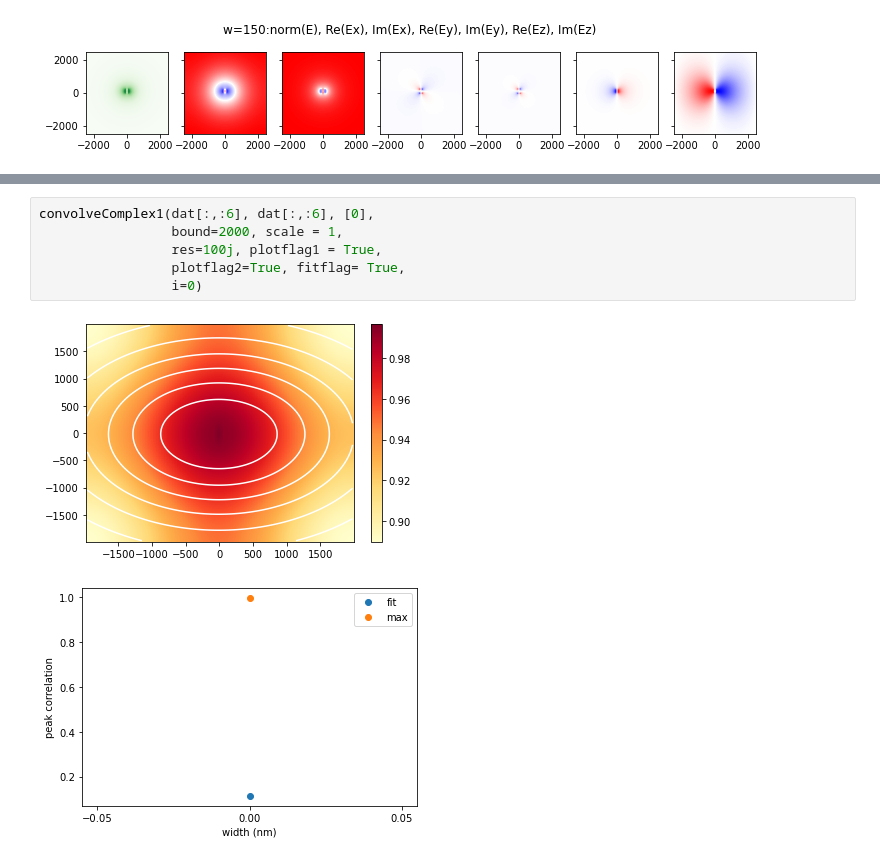
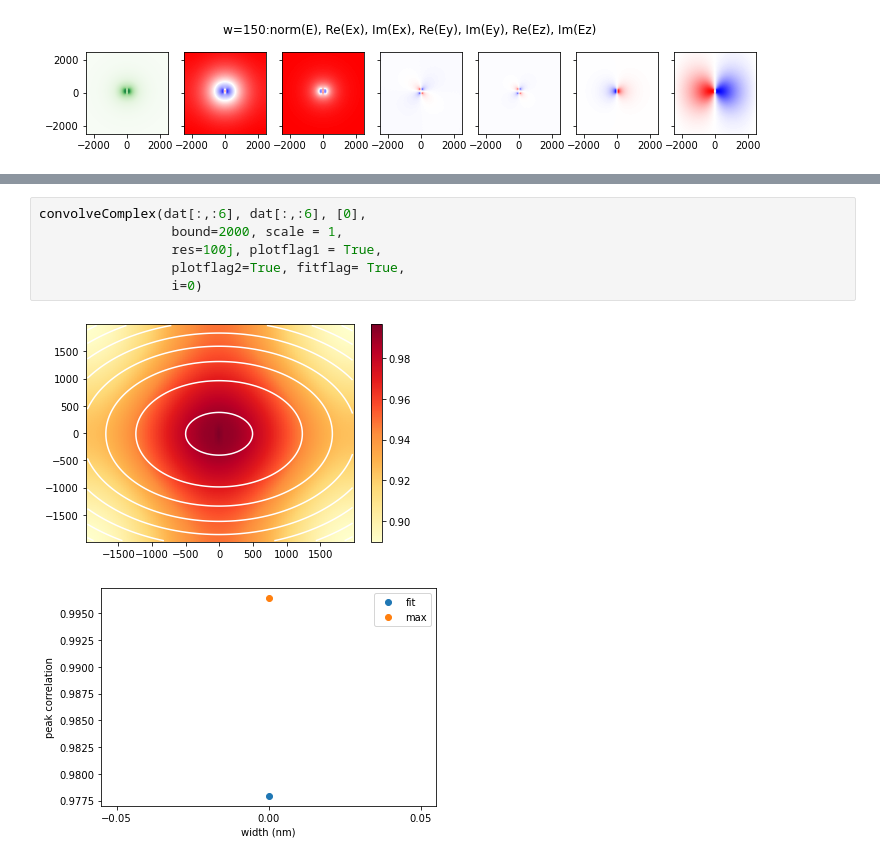
Before and after one commit to polnops/mode_overlap, a Jupyter notebook: mode_overlap.ipynb, the cells around one changed output, grey strips where cells are left out. Drawn from its saved outputs; the diff is of its cells as text.

```diff
--- a/mode_overlap.ipynb
+++ b/mode_overlap.ipynb
@@ -55,9 +55,9 @@ convolveComplex1(dat_fiber, dat_fiber, [0],
 # %%
-convolveComplex1(dat[:,:6], dat[:,:6], [0],
+convolveComplex(dat[:,:6], dat[:,:6], [0],
                  bound=2000, scale = 1,
                  res=100j, plotflag1 = True,
                  plotflag2=True, fitflag= True,
                  i=0)
 # %% [output]
-[figure, old version]
+[figure, new version]
-[figure, old version]
+[figure, new version]
```
Also changed, not shown: parts of 2 cells of this notebook.
